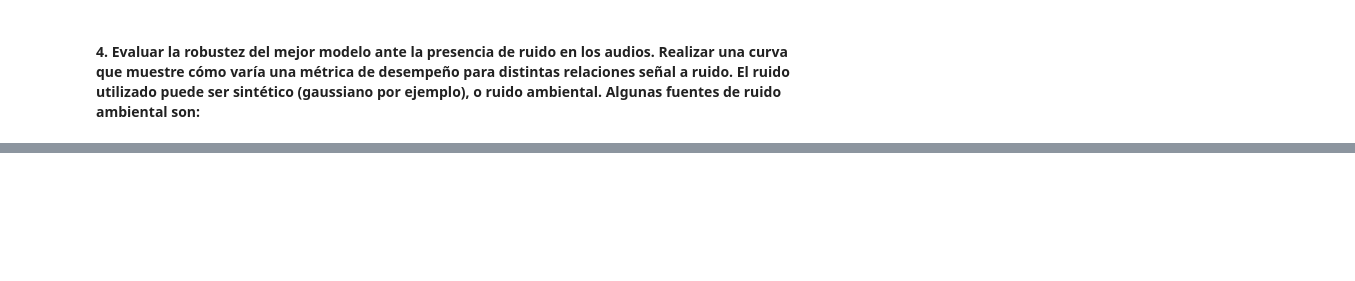
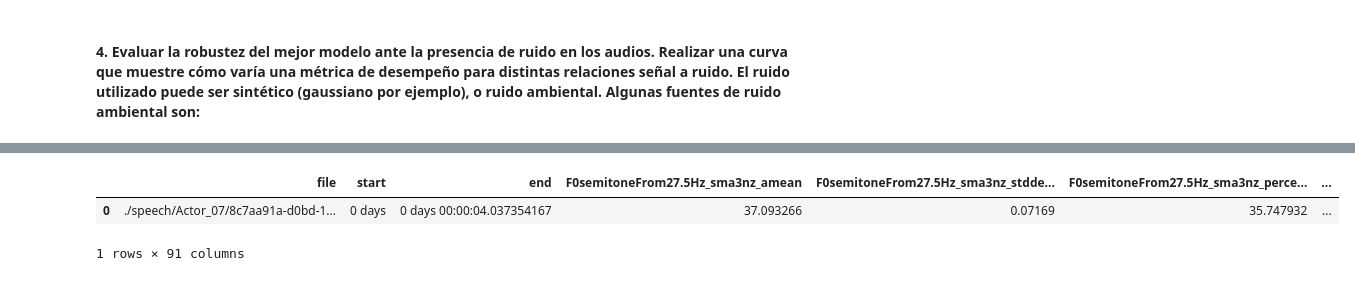
Before and after one commit to magistery-tps/aa-tp2, a Jupyter notebook: notebooks/tp2.ipynb, the cells around one changed output, grey strips where cells are left out. Drawn from its saved outputs; the diff is of its cells as text; code cells hidden in the pictures; blank space fills up the shorter version.

```diff
--- a/notebooks/tp2.ipynb
+++ b/notebooks/tp2.ipynb
@@ -474,0 +478,24 @@ Accuracy Test: 63.043 %
+# %%
+from librosa.feature import rms
+import soundfile as sf
+import uuid
+
+def snr(audio, noise):
+    return 20 * np.log10(np.quantile(rms(audio), 0.9) / np.quantile(rms(0.005 * noise), 0.9))
+
+def append_noise(audio, level=1):
+    noise = np.random.uniform(low=-level, high=level, size=(len(audio),))
+    return snr(audio, noise) * noise + audio
+
+def create_new_file_with_noise(path, level):
+    audio, samplerate = sf.read(path)
+
+    file_parts = path.split('/')
+    file_parts[-1] = '{}-{}'.format(uuid.uuid1(), file_parts[-1])
+    new_path = '/'.join(file_parts)
+
+    sf.write(new_path, append_noise(audio, level), samplerate)
+    return new_path
+# %%
+example_path = X_test['file_path'].values[0]
+example_path
@@ -474,0 +508,3 @@ Accuracy Test: 63.043 %
+# %%
+noise_example_path = create_new_file_with_noise(example_path, level=0.0001)
+noise_example_path
@@ -474,0 +517,10 @@ Accuracy Test: 63.043 %
+# %%
+def feature_extraction_with_noise(file_path, level):
+    noise_file_path = create_new_file_with_noise(file_path, level)
+    return get_functional_feats(noise_file_path)
+# %%
+feature_extraction_with_noise(noise_example_path, level=0.0001)
+# %% [output]
+|  | file | start | end | F0semitoneFrom27.5Hz_sma3nz_amean | F0semitoneFrom27.5Hz_sma3nz_stdde... | F0semitoneFrom27.5Hz_sma3nz_perce... | ... |
+| 0 | ./speech/Actor_07/8c7aa91a-d0bd-1... | 0 days | 0 days 00:00:04.037354167 | 37.093266 | 0.07169 | 35.747932 | ... |
+1 rows × 91 columns
```
Also changed, not shown: parts of 37 cells of this notebook, 5 other files.
